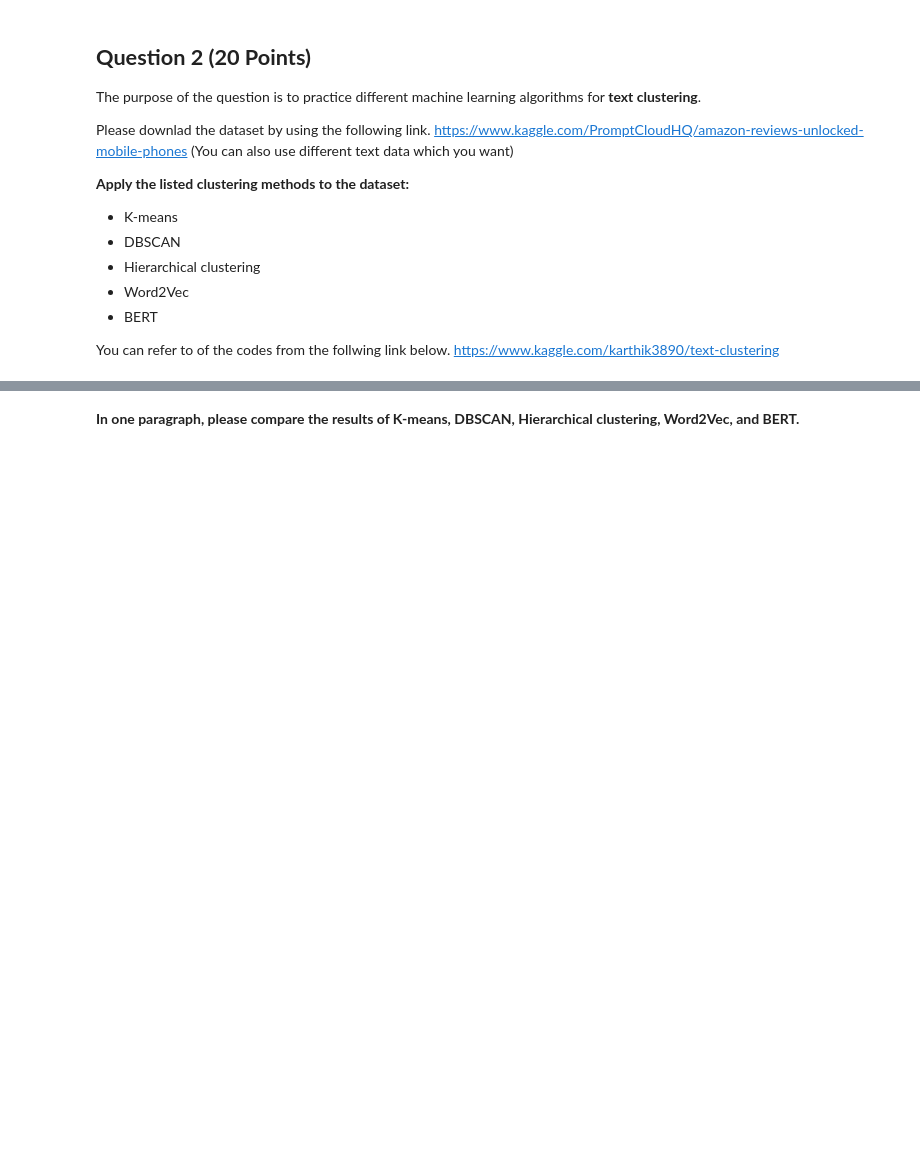
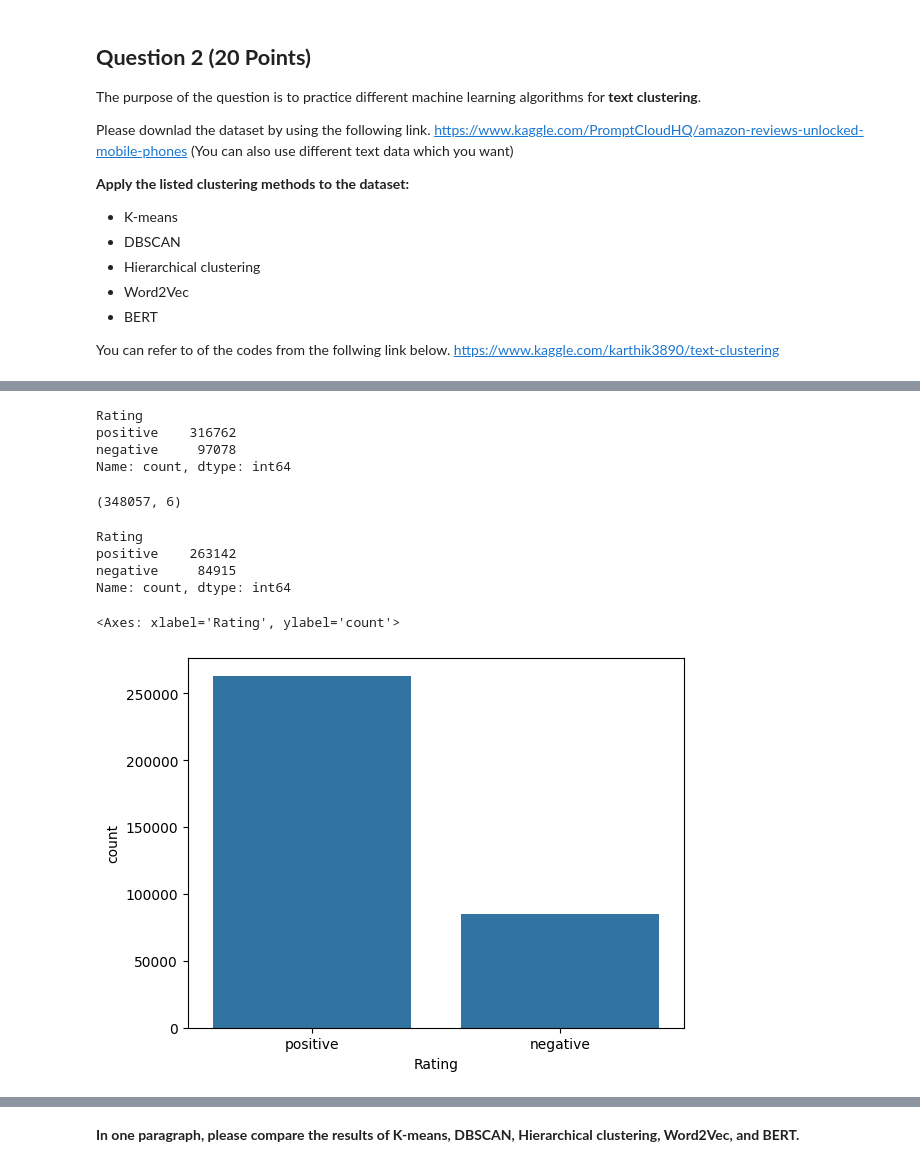
Before and after one commit to TharunSaiVT/INFO-5731, a Jupyter notebook: V_T_Tharun_Sai_Exercise_05.ipynb, the cells around one changed output, grey strips where cells are left out. Saved outputs shown, nothing was run; the diff lists cells and outputs as text; code cells hidden in the pictures; blank space fills up the shorter version.

```diff
--- a/V_T_Tharun_Sai_Exercise_05.ipynb
+++ b/V_T_Tharun_Sai_Exercise_05.ipynb
@@ -227,0 +258,11 @@ reviews_df.head()
+# %%
+#function
+def partition(x):
+    if x < 3:
+        return 'negative'
+    return 'positive'
+# %%
+#changing reviews with score less than 3 to be positive
+actualScore = reviews_df['Rating']
+positiveNegative = actualScore.map(partition)
+reviews_df['Rating'] = positiveNegative
@@ -227,0 +278,25 @@ reviews_df.head()
+# %%
+reviews_df['Rating'].value_counts()
+# %% [output]
+Rating
+positive    316762
+negative     97078
+Name: count, dtype: int64
+# %%
+# dropping duplicate columns.
+final = reviews_df.drop_duplicates()
+final.shape
+# %% [output]
+(348057, 6)
+# %%
+final['Rating'].value_counts()
+# %% [output]
+Rating
+positive    263142
+negative     84915
+Name: count, dtype: int64
+# %%
+sns.countplot(x='Rating', data=final)
+# %% [output]
+<Axes: xlabel='Rating', ylabel='count'>
+[figure, added]
```
Also changed, not shown: parts of 55 cells of this notebook.
